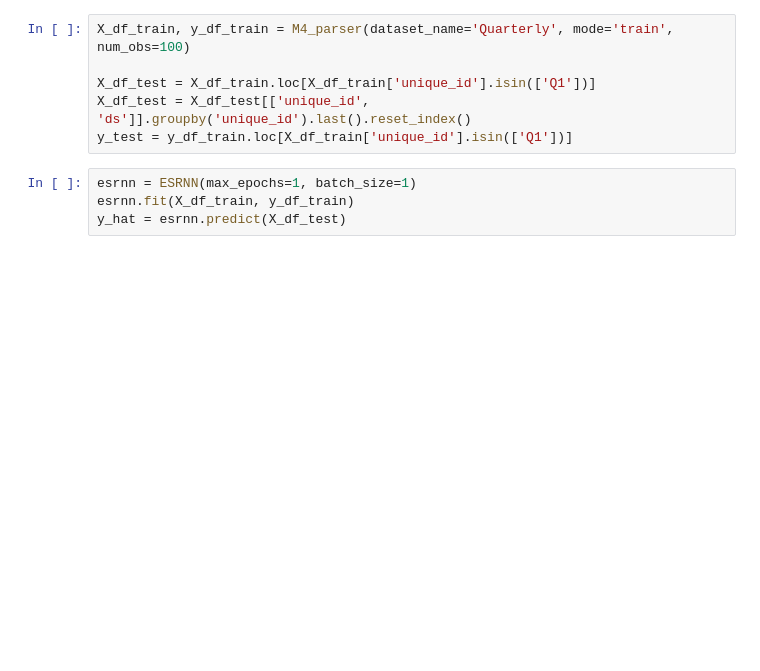
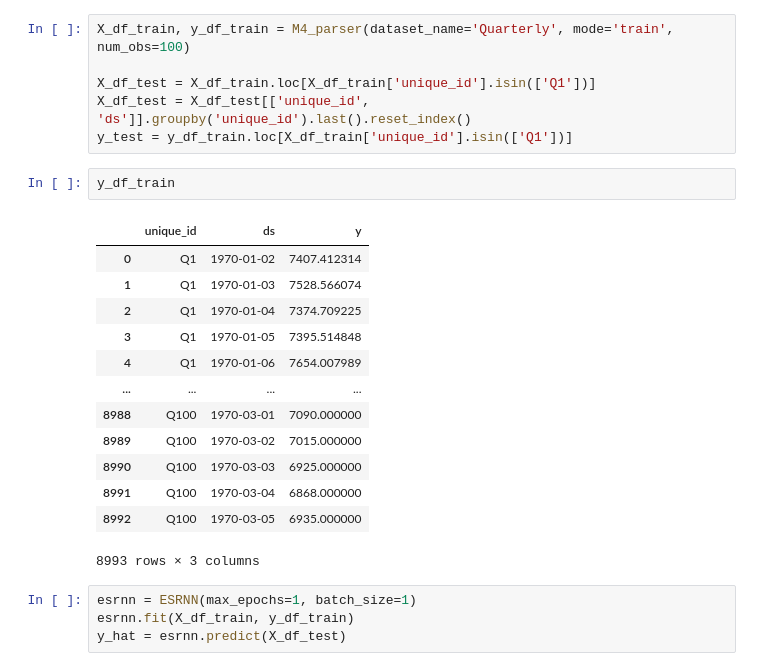
Before and after one commit to kdgutier/esrnn_torch, a Jupyter notebook: m4_test.ipynb, the cells around one changed output. Cells and saved outputs as stored; diff of their text form; blank space fills up the shorter version.

```diff
--- a/m4_test.ipynb
+++ b/m4_test.ipynb
@@ -11,6 +11,22 @@ X_df_train, y_df_train = M4_parser(dataset_name='Quarterly', mode='train', num_o
 X_df_test = X_df_train.loc[X_df_train['unique_id'].isin(['Q1'])]
 X_df_test = X_df_test[['unique_id', 'ds']].groupby('unique_id').last().reset_index()
 y_test = y_df_train.loc[X_df_train['unique_id'].isin(['Q1'])]
+# %%
+y_df_train
+# %% [output]
+|  | unique_id | ds | y |
+| 0 | Q1 | 1970-01-02 | 7407.412314 |
+| 1 | Q1 | 1970-01-03 | 7528.566074 |
+| 2 | Q1 | 1970-01-04 | 7374.709225 |
+| 3 | Q1 | 1970-01-05 | 7395.514848 |
+| 4 | Q1 | 1970-01-06 | 7654.007989 |
+| ... | ... | ... | ... |
+| 8988 | Q100 | 1970-03-01 | 7090.000000 |
+| 8989 | Q100 | 1970-03-02 | 7015.000000 |
+| 8990 | Q100 | 1970-03-03 | 6925.000000 |
+| 8991 | Q100 | 1970-03-04 | 6868.000000 |
+| 8992 | Q100 | 1970-03-05 | 6935.000000 |
+8993 rows × 3 columns
 # %%
 esrnn = ESRNN(max_epochs=1, batch_size=1)
 esrnn.fit(X_df_train, y_df_train)
```
Also changed, not shown: 1 other file.
